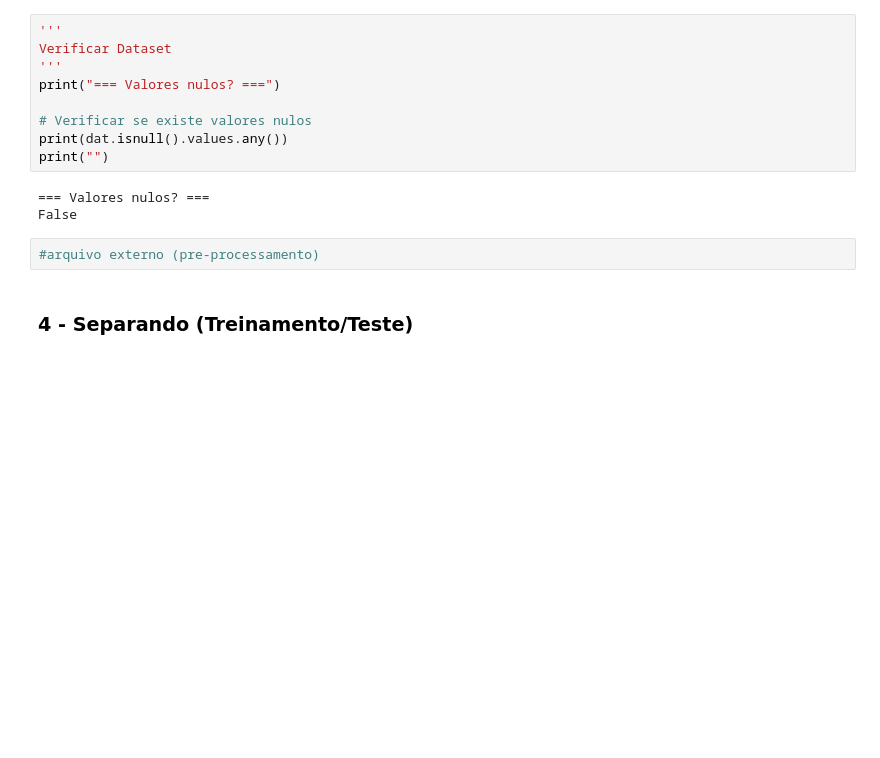
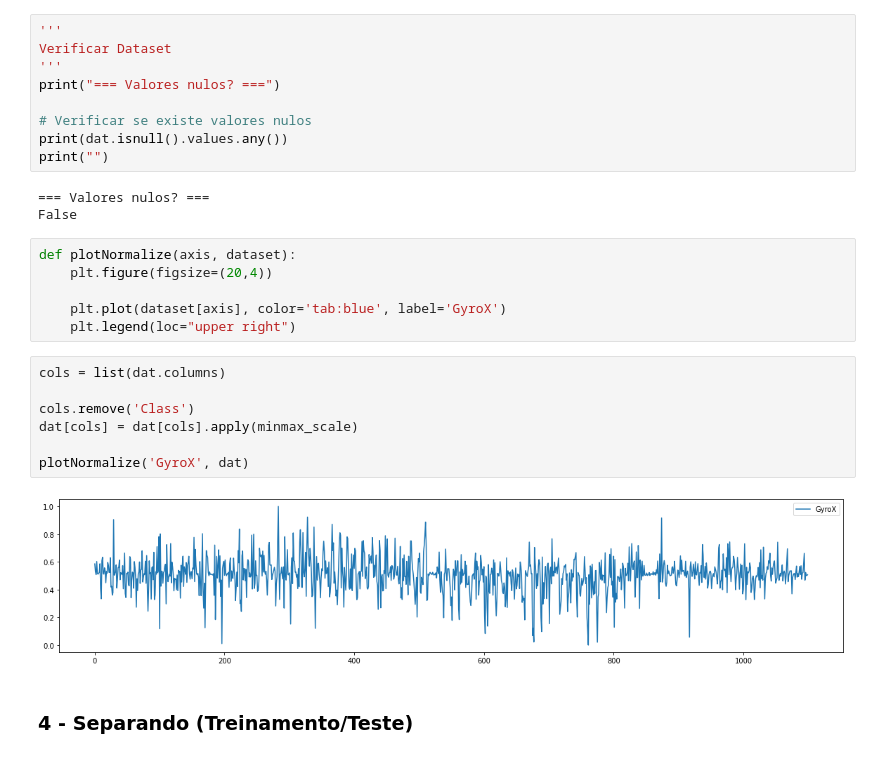
Before and after one commit to diegoftozetto/ml-driverbehavior, a Jupyter notebook: main.ipynb, the cells around one changed output. Drawn from its saved outputs; the diff is of its cells as text; blank space fills up the shorter version.

```diff
--- a/main.ipynb
+++ b/main.ipynb
@@ -127,8 +117,21 @@ print("")
 # %% [output]
 === Valores nulos? ===
 False
-# %%
-#arquivo externo (pre-processamento)
+# %%
+def plotNormalize(axis, dataset):
+    plt.figure(figsize=(20,4))
+
+    plt.plot(dataset[axis], color='tab:blue', label='GyroX')
+    plt.legend(loc="upper right")
+# %%
+cols = list(dat.columns)
+
+cols.remove('Class')
+dat[cols] = dat[cols].apply(minmax_scale)
+
+plotNormalize('GyroX', dat)
+# %% [output]
+[figure, added]
 # %% [markdown]
 ### <font color='black'>4 - Separando (Treinamento/Teste)</font>
 # %%
```
Also changed, not shown: parts of 28 cells of this notebook, 9 other files.
